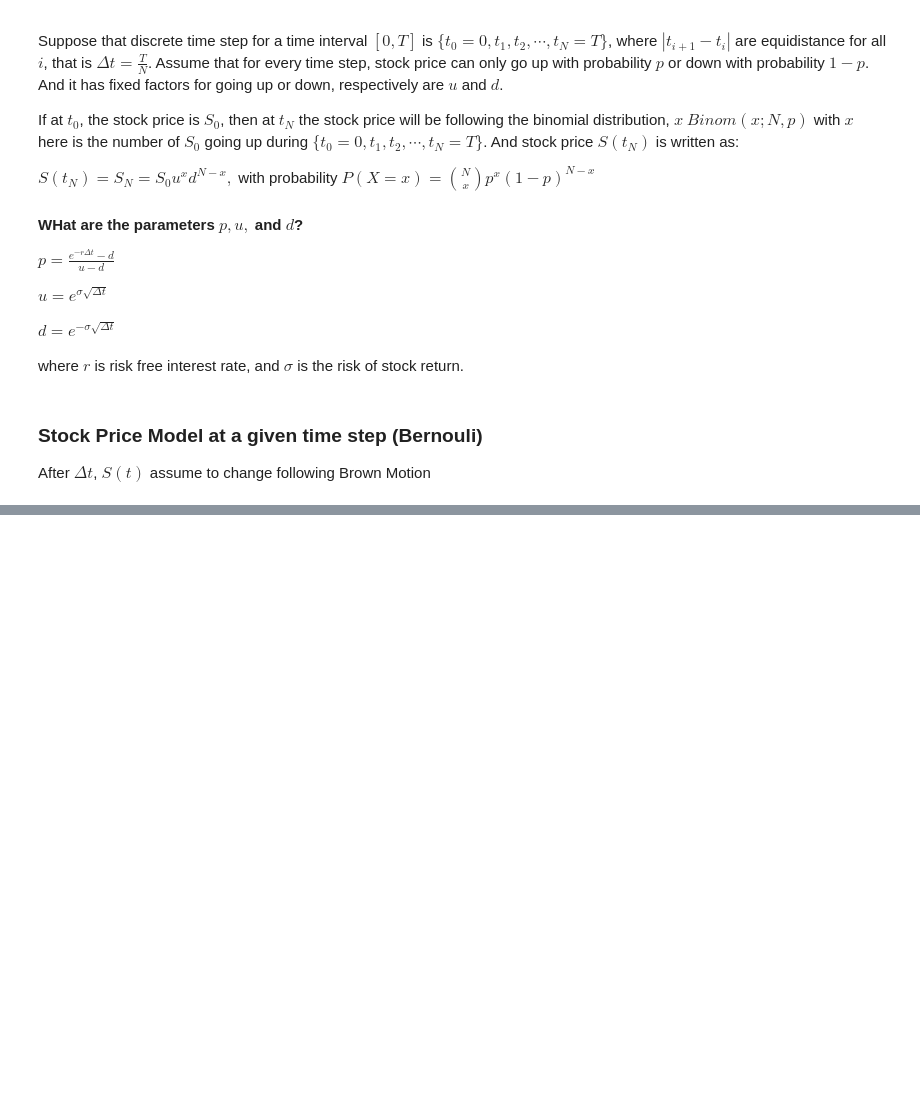
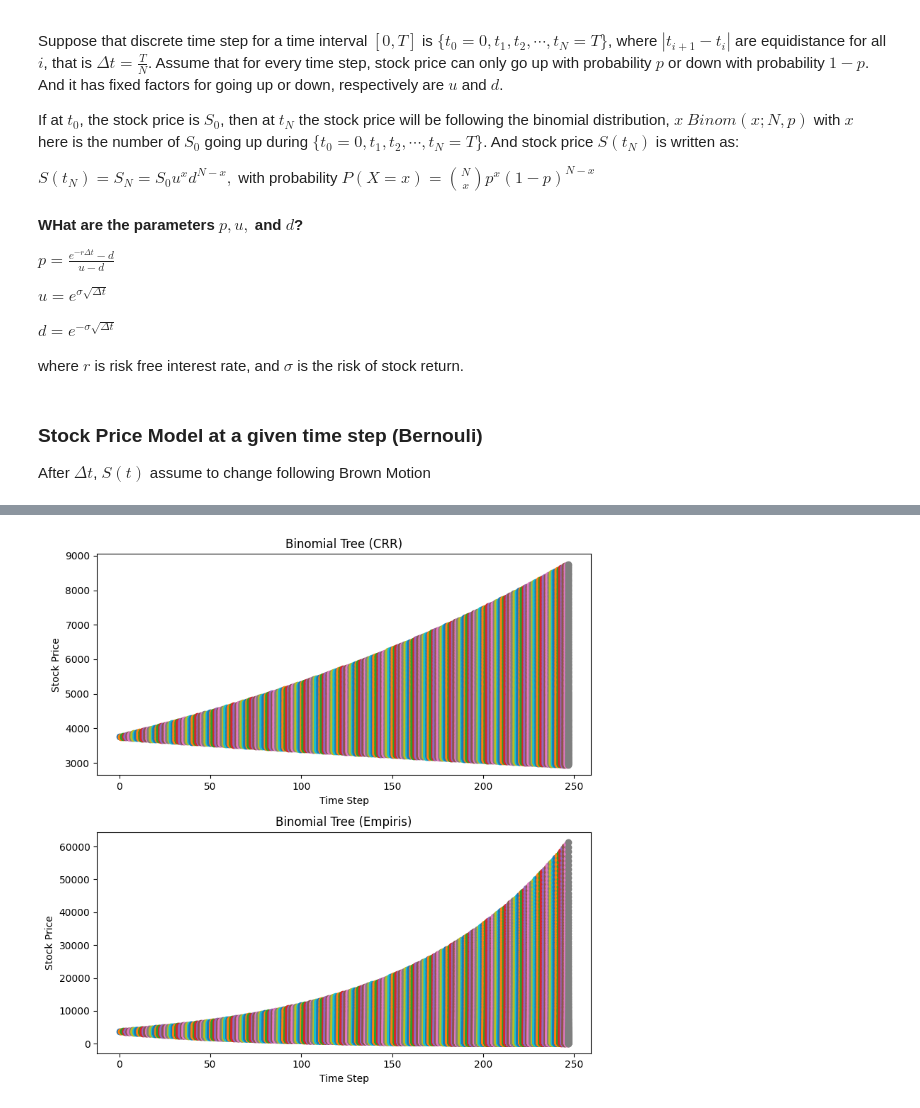
Before and after one commit to inaafina/TLKM.JK_StockSimulation, a Jupyter notebook: Tugas_Besar_PemSis_(binomial_model).ipynb, the cells around one changed output, grey strips where cells are left out. Drawn from its saved outputs; the diff is of its cells as text; code cells hidden in the pictures; blank space fills up the shorter version.

```diff
--- a/Tugas_Besar_PemSis_(binomial_model).ipynb
+++ b/Tugas_Besar_PemSis_(binomial_model).ipynb
@@ -249,0 +887,16 @@ smt=[k for k in smt[1:][:]]
+# %%
+#@title 3. Gunakan data 12 bulan pertama untuk menentukan nilai $\sigma, S_0$.
+
+cutoffDate = start_date + pd.DateOffset(months=12)
+data_12_months = data[data.index <= cutoffDate]  # Menggunakan 12 bulan pertama (asumsi 1 bulan = 20 hari kerja)
+S0 = data_12_months["Close"].iloc[-1]  # Harga penutupan terakhir
+
+data_12_months['logs'] = np.log(data_12_months['Close'])
+# logs = data_12_months['logs'][0:int(len(data_12_months)/2)+1]
+varLogs = np.std(data_12_months['logs'])**2  # \sigma^2t
+sigma = np.sqrt(varLogs)  # Volatilitas harga
+
+print(data_12_months)
+print("S0 =", S0)
+print("sigma =", sigma)
+# print("days =", len(data_12_months['logs']))
@@ -249,0 +976,61 @@ smt=[k for k in smt[1:][:]]
+# %%
+#@title 5. Buatlah pohon Binomial harga saham berdasarkan parameter di atas.
+
+fig, ax = plt.subplots(2, figsize=(8, 8))
+
+# Plot Binomial Tree (CRR)
+price_crr = np.zeros((N+1, N+1), float)
+price_crr[0, N] = S0
+ax[0].scatter(0, price_crr[0, N])
+for i in range(1, N+1):  # time step
+    for j in reversed(range(i+1)):  # jumlah kenaikan
+        price_crr[j, i] = S0 * u_crr**(j) * d_crr**(i-j)
+    ax[0].scatter([i for k in range(len(price_crr[0:i+1, i]))], price_crr[0:i+1, i])
+ax[0].set_title("Binomial Tree (CRR)")
+ax[0].set_xlabel("Time Step")
+ax[0].set_ylabel("Stock Price")
+
+# Plot Binomial Tree (Empiris)
+price_empirical = np.zeros((N+1, N+1), float)
+price_empirical[0, N] = S0
+ax[1].scatter(0, price_empirical[0, N])
+for i in range(1, N+1):  # time step
+    for j in reversed(range(i+1)):  # jumlah kenaikan
+        price_empirical[j, i] = S0 * u_empirical**(j) * d_empirical**(i-j)
+    ax[1].scatter([i for k in range(len(price_empirical[0:i+1, i]))], price_empirical[0:i+1, i])
+ax[1].set_title("Binomial Tree (Empiris)")
+ax[1].set_xlabel("Time Step")
+ax[1].set_ylabel("Stock Price")
+
+plt.tight_layout()
+plt.show()
+
+
+# fig, ax = plt.subplots(figsize=(8, 4))
+
+# # Plot Binomial Tree (Empiris)
+# price_empirical = np.zeros((N+1, N+1), float)
+# price_empirical[0, N] = S0
+# ax.scatter(0, price_empirical[0, N], c='red', alpha=0.25, label='Empiris')
+# for i in range(1, N+1):  # time step
+#     for j in reversed(range(i+1)):  # jumlah kenaikan
+#         price_empirical[j, i] = S0 * u_empirical**(j) * d_empirical**(i-j)
+#     ax.scatter([i for k in range(len(price_empirical[0:i+1, i]))], price_empirical[0:i+1, i], c='red', alpha=0.25)
+
+# # Plot Binomial Tree (CRR)
+# price_crr = np.zeros((N+1, N+1), float)
+# price_crr[0, N] = S0
+# ax.scatter(0, price_crr[0, N], c='blue', alpha=0.25, label='CRR')
+# for i in range(1, N+1):  # time step
+#     for j in reversed(range(i+1)):  # jumlah kenaikan
+#         price_crr[j, i] = S0 * u_crr**(j) * d_crr**(i-j)
+#     ax.scatter([i for k in range(len(price_crr[0:i+1, i]))], price_crr[0:i+1, i], c='blue', alpha=0.25)
+
+# ax.set_title("Binomial Tree Comparison")
+# ax.set_xlabel("Time Step")
+# ax.set_ylabel("Stock Price")
+# ax.legend()
+
+# plt.show()
+# %% [output]
+[figure, added]
```
Also changed, not shown: parts of 24 cells of this notebook.
